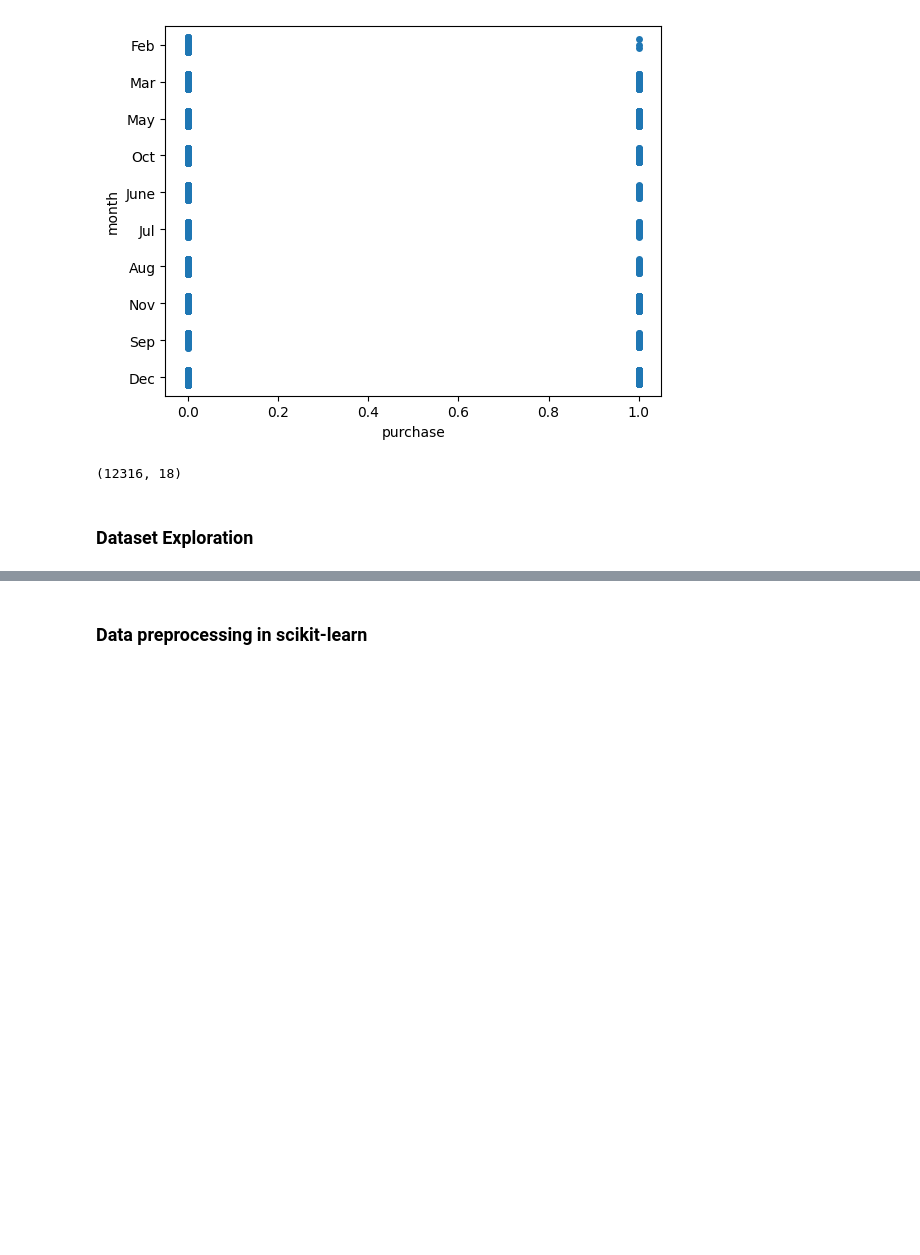
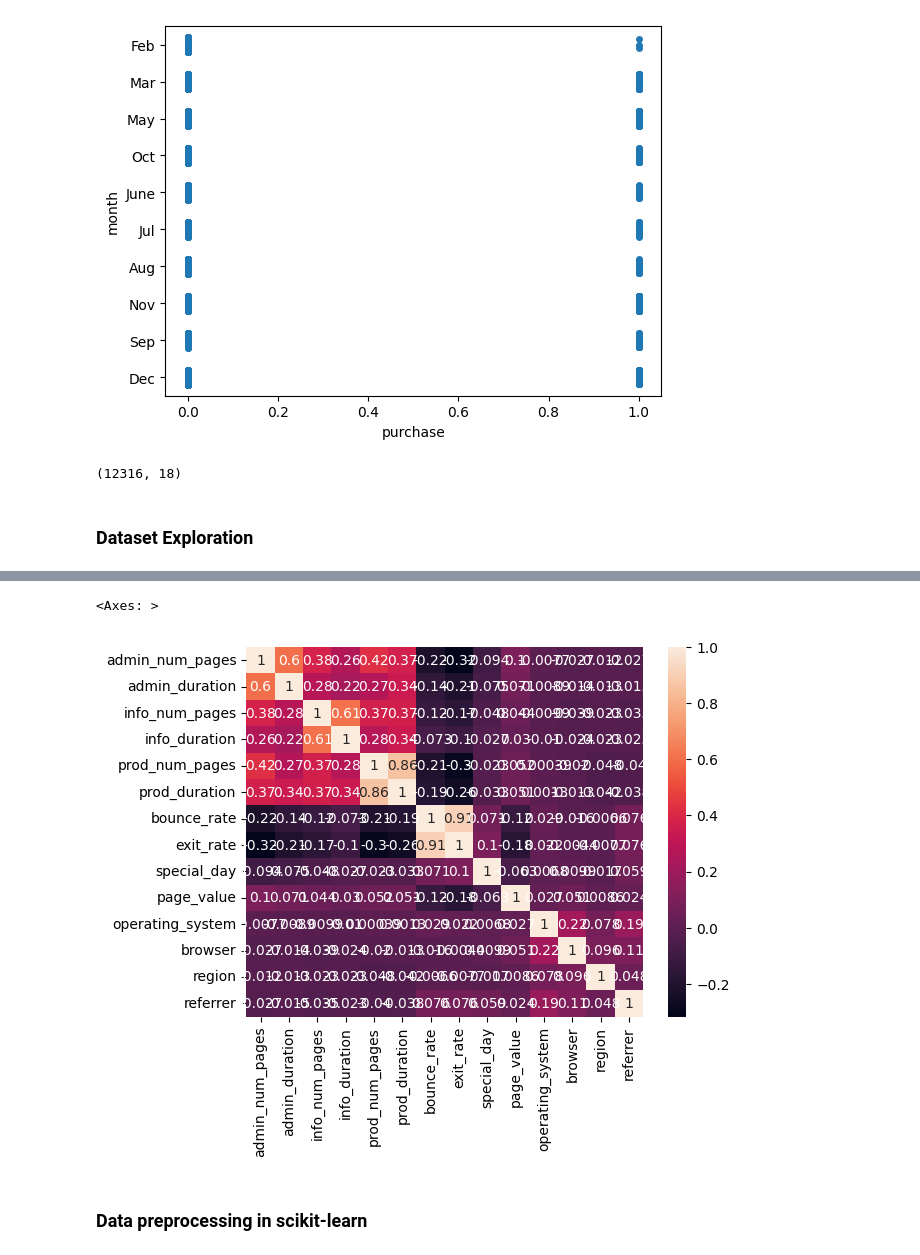
Before and after one commit to yuwei-jpg/CourseSera_Practice, a Jupyter notebook: ai1.ipynb, the cells around one changed output, grey strips where cells are left out. Cells and saved outputs as stored; diff of their text form; code cells hidden in the pictures; blank space fills up the shorter version.

```diff
--- a/ai1.ipynb
+++ b/ai1.ipynb
@@ -244,3 +261,8 @@ copy_df[numeric_features].corr()
+# %%
+sns.heatmap(copy_df[numeric_features].corr(), annot=True)
+# %% [output]
+<Axes: >
+[figure, added]
 # %%
 # just in case that the admin_num_pages is 0 replace the 0 with 1 and calculate the average time per page
 df['avg_duration_per_page'] = df['admin_duration'] / df['admin_num_pages'].replace(0, 1)
```
Also changed, not shown: parts of 26 cells of this notebook.
